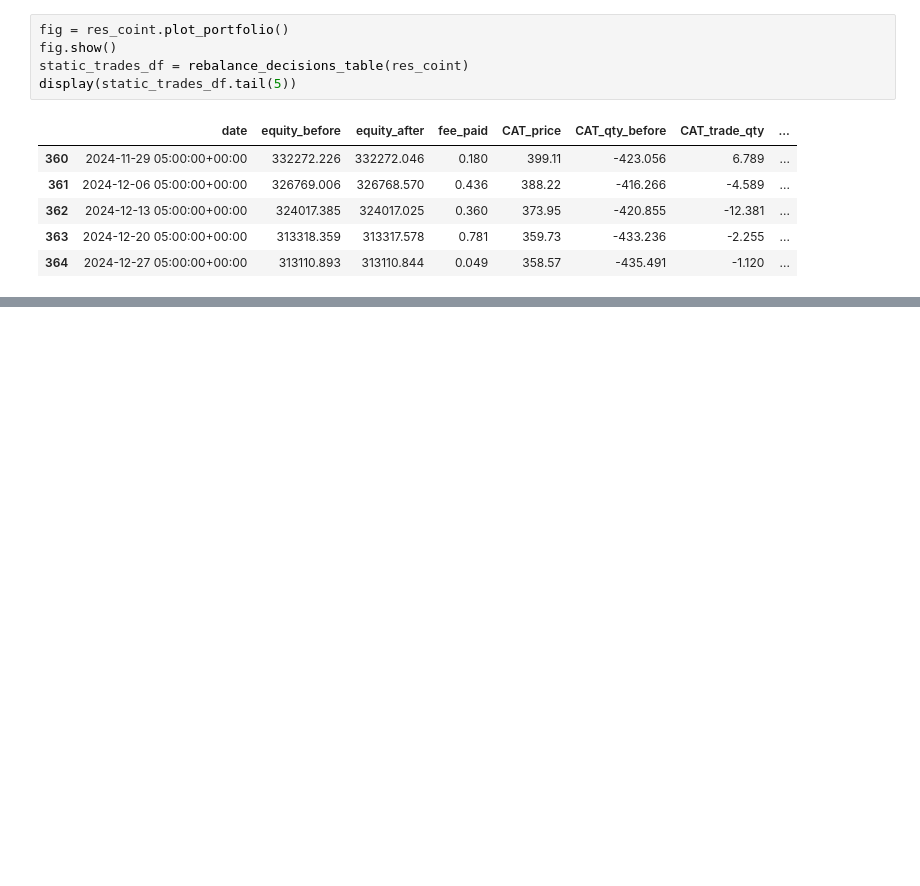
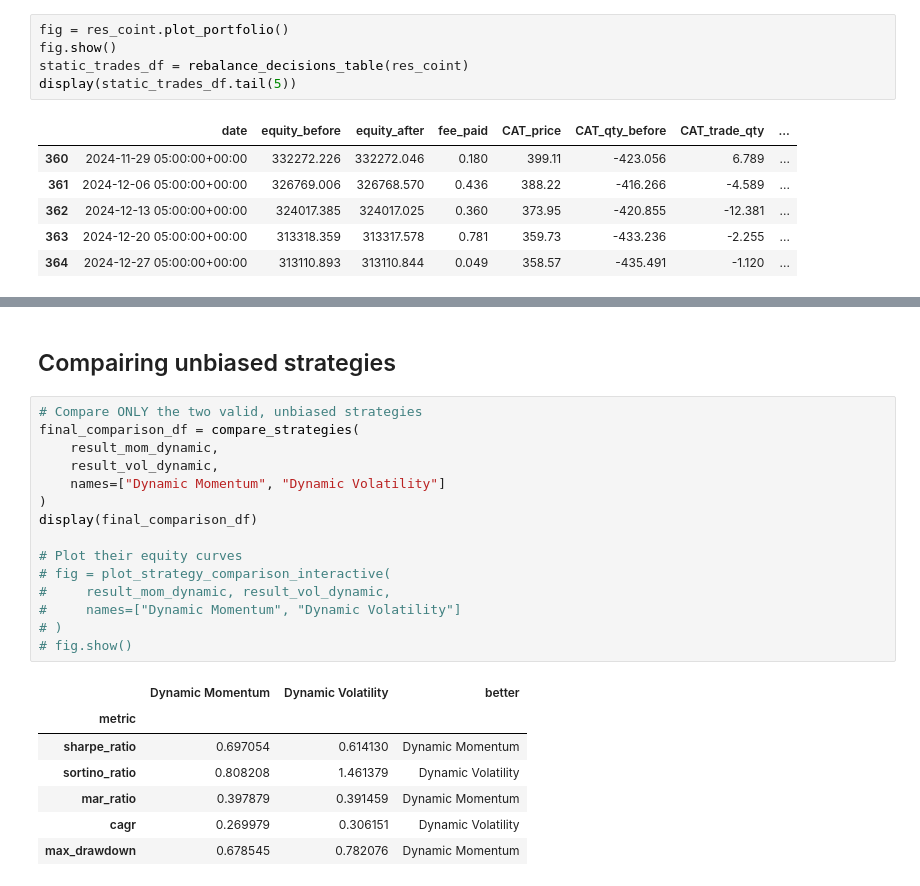
Before and after one commit to TradeInsight-Info/TiPortfolio, a Jupyter notebook: notebooks/dollar_neutral_pairs_selection.ipynb, the cells around one changed output, grey strips where cells are left out. Saved outputs shown, nothing was run; the diff lists cells and outputs as text; blank space fills up the shorter version.

```diff
--- a/notebooks/dollar_neutral_pairs_selection.ipynb
+++ b/notebooks/dollar_neutral_pairs_selection.ipynb
@@ -690,0 +727,25 @@ fig.show()
+# %% [markdown]
+## Compairing unbiased strategies
+# %%
+# Compare ONLY the two valid, unbiased strategies
+final_comparison_df = compare_strategies(
+    result_mom_dynamic,
+    result_vol_dynamic,
+    names=["Dynamic Momentum", "Dynamic Volatility"]
+)
+display(final_comparison_df)
+
+# Plot their equity curves
+# fig = plot_strategy_comparison_interactive(
+#     result_mom_dynamic, result_vol_dynamic,
+#     names=["Dynamic Momentum", "Dynamic Volatility"]
+# )
+# fig.show()
+# %% [output]
+|  | Dynamic Momentum | Dynamic Volatility | better |
+| metric |  |  |  |
+| sharpe_ratio | 0.697054 | 0.614130 | Dynamic Momentum |
+| sortino_ratio | 0.808208 | 1.461379 | Dynamic Volatility |
+| mar_ratio | 0.397879 | 0.391459 | Dynamic Momentum |
+| cagr | 0.269979 | 0.306151 | Dynamic Volatility |
+| max_drawdown | 0.678545 | 0.782076 | Dynamic Momentum |
```
Also changed, not shown: parts of 15 cells of this notebook.
